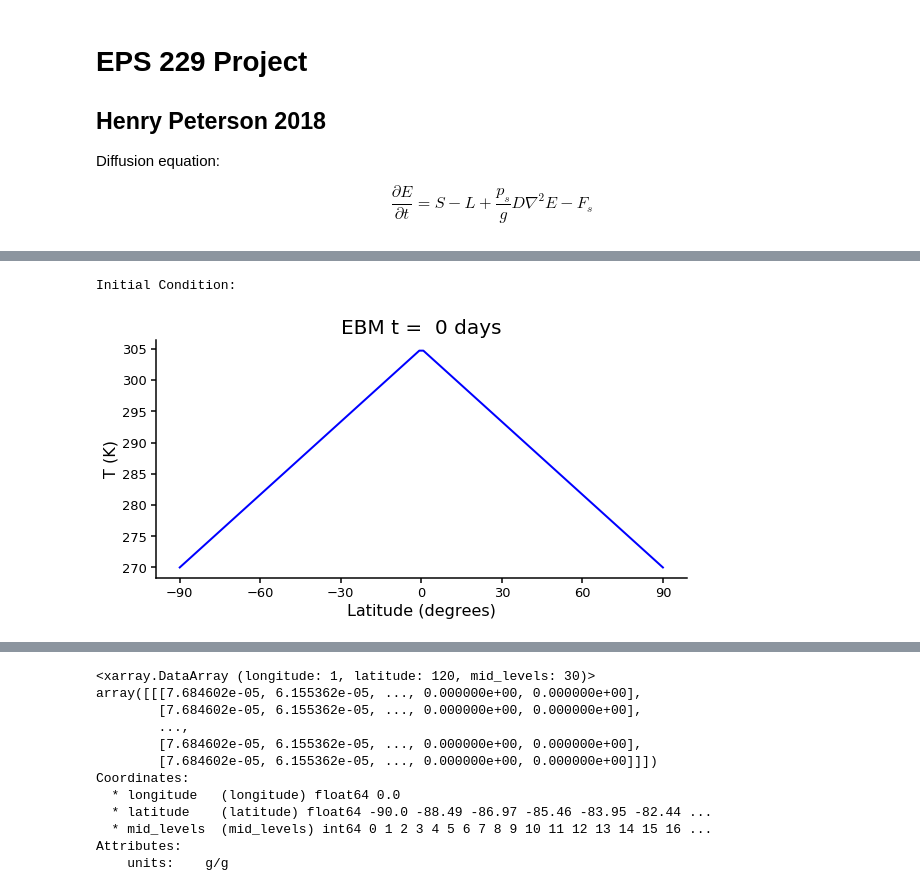
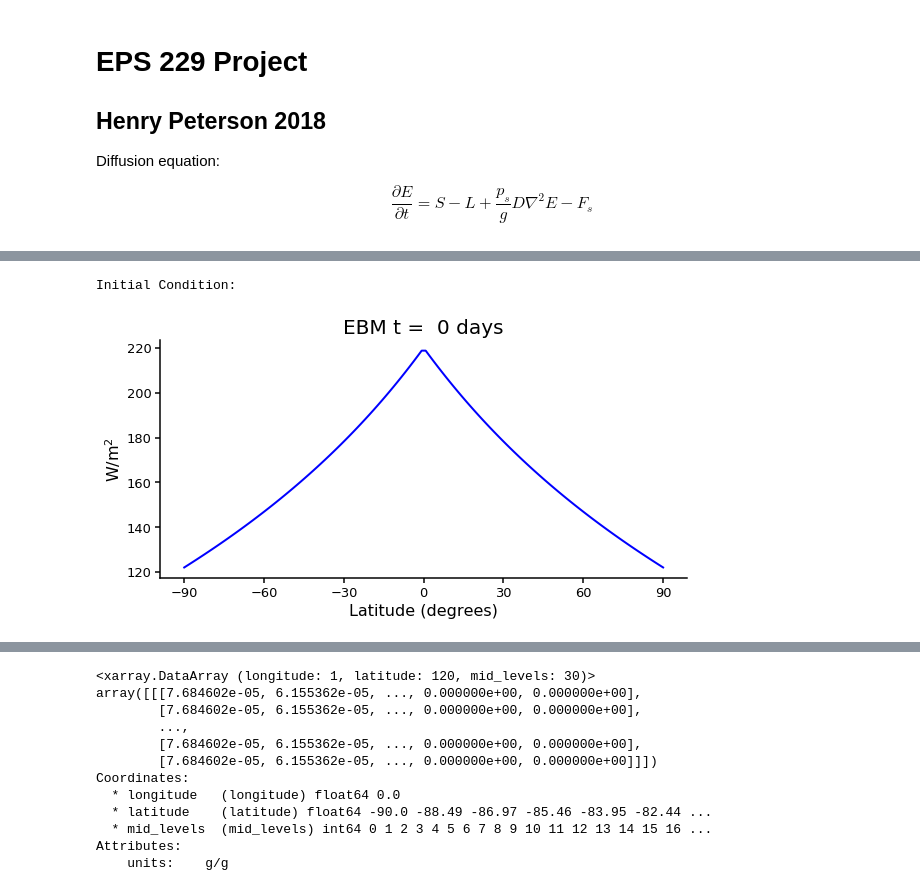
Before and after one commit to fagan2888/EBM, a Jupyter notebook: DiffusiveEBM.ipynb, the cells around one changed output, grey strips where cells are left out. Saved outputs shown, nothing was run; the diff lists cells and outputs as text; code cells hidden in the pictures.

```diff
--- a/DiffusiveEBM.ipynb
+++ b/DiffusiveEBM.ipynb
@@ -55,8 +55,8 @@ dtmax = 0.5*dy**2/D
 # dt = dtmax
 dt = 1.0 * dtmax
 # max_iters = 5e4
-max_iters = 1e5
-tolerance = 0.001 # K
+max_iters = 1e4
+tolerance = 0.01 # K
 t_final = max_iters*dt
 # Nplot = 500
 Nplot = 100
@@ -174,14 +174,13 @@ def humidsat(t,p):
     # now convert vapor pressure to specific humidity and mixing ratio
     rsat=epsilon*esat/(p-esat);
     qsat=epsilon*esat/(p-esat*(1-epsilon));
-#     return esat, qsat, rsat
-    return qsat
+    return esat, qsat, rsat
 # %%
 ################################################################################
 # DATASETS
 ################################################################################
 T_dataset = np.arange(100, 400, 1e-3)
-q_dataset = humidsat(T_dataset, ps/100)
+q_dataset = humidsat(T_dataset, ps/100)[1]
 E_dataset = cp*T_dataset + RH*q_dataset*Lv
 # %%
 ################################################################################
@@ -430,6 +498,7 @@ print("Numerical Method:  {}".format(numerical_method))
 T_array = np.zeros((frames, len(lats)))
 E_array = np.zeros((frames, len(lats)))
 alb_array = np.zeros((frames, len(lats)))
+L_array = np.zeros((frames, len(lats)))
 
 T = init_temp
 E = E_dataset[np.searchsorted(T_dataset, T)]
@@ -446,12 +515,14 @@ while iter_count < max_iters:
         T_array[frame_count, :] = T
         E_array[frame_count, :] = E
         alb_array[frame_count, :] = alb
+        L_array[frame_count, :] = L(T)
         error = np.max(np.abs(T_array[frame_count, :] - T_array[frame_count-1, :]))
         if error < tolerance:
             frame_count += 1
             T_array = T_array[:frame_count, :]
             E_array = E_array[:frame_count, :]
             alb_array = alb_array[:frame_count, :]
+            L_array = L_array[:frame_count, :]
             print('Equilibrium reached in {} iterations ({:.1f} days).'.format(iter_count, iter_count*dt/60/60/24))
             break
         else:
@@ -562,9 +677,10 @@ print('(SW - LW) at EFE: {} W/m^2'.format(SW_f[max_index] - LW_f[max_index]))
 ################################################################################
 ### ANIMATION
 ################################################################################
-show = 'T'
+# show = 'T'
 # show = 'E'
 # show = 'alb'
+show = 'L'
 
 # set up the figure, the axis, and the plot element we want to animate
 fig, ax = plt.subplots(1, figsize=(9,5))
@@ -577,34 +693,37 @@ if show == 'T':
 elif show == 'E':
     array = E_array
     ax.set_ylabel("W/m$^2$")
 elif show == 'alb':
     array = alb_array
     ax.set_ylabel("$\\alpha$")
+elif show == 'L':
+    array = L_array
+    ax.set_ylabel("W/m$^2$")
 ax.set_title('EBM t =  0 days')
 plt.tight_layout(pad=3)
 
 print("Initial Condition:")
 line, = ax.plot(lats, array[0, :], 'b')
 
 def init():
     line.set_data(lats, array[0, :])
     return (line,)
 
 def animate(i):
     if i%100 == 0:
         print("{}/{} frames".format(i, len(T_array)))
     ax.set_title('EBM t = {:.0f} days'.format((i+1)*Nplot*dt/60/60/24))
     graph = array[i, :]
     line.set_data(lats, graph)
     m = graph.min()
     M = graph.max()
     ax.set_ylim([m - 0.01*np.abs(m), M + 0.01*np.abs(M)])
     return line,
 
 anim = animation.FuncAnimation(fig, animate, init_func=init, frames=len(T_array), interval=int(anim_length/len(T_array)), blit=True)
 # %% [output]
 Initial Condition:
-[figure, old version]
+[figure, new version]
 # %%
 anim
 # %% [output]
```
Also changed, not shown: parts of 12 cells of this notebook.
